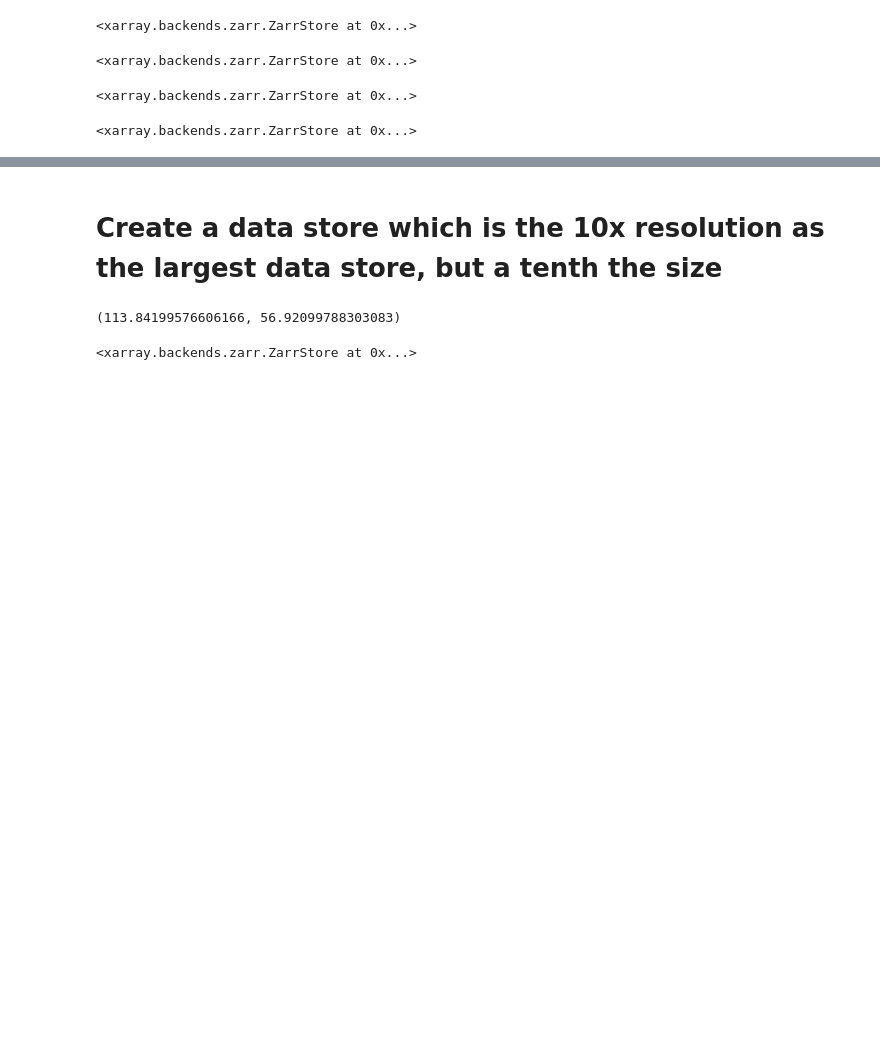
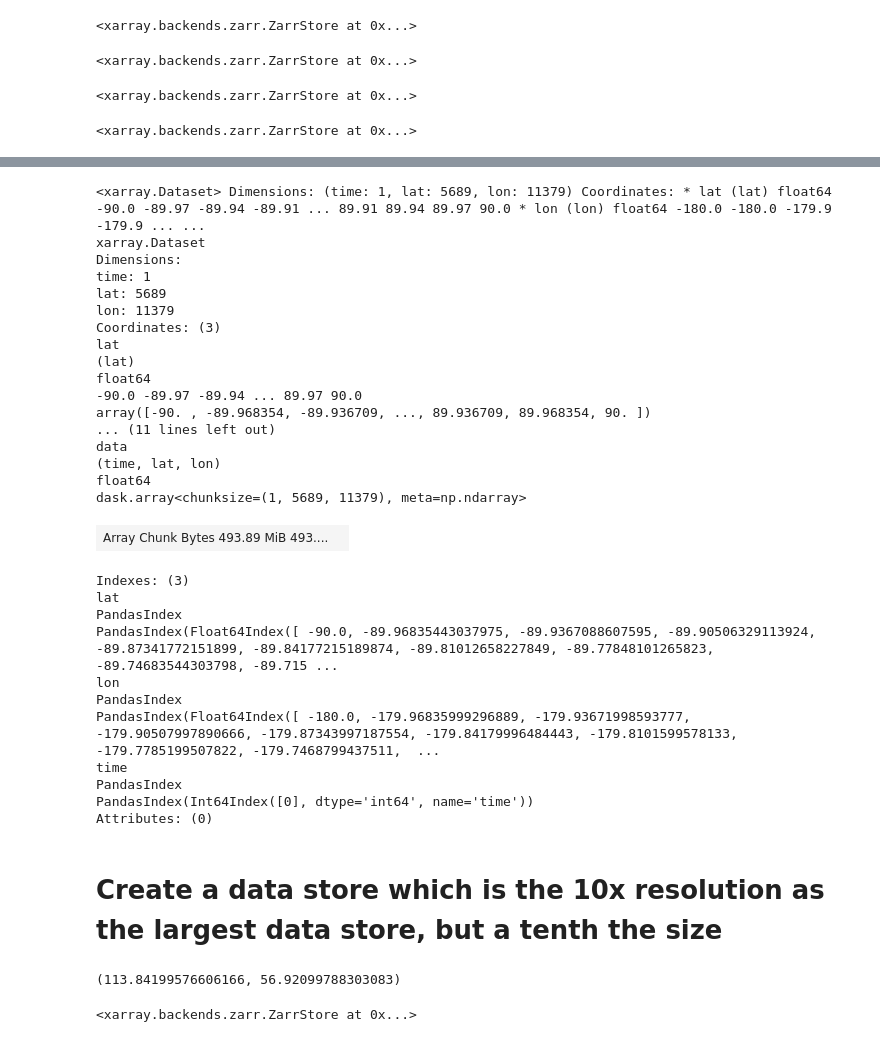
Before and after one commit to developmentseed/tile-benchmarking, a Jupyter notebook: profiling/generate-fake-data.ipynb, the cells around one changed output, grey strips where cells are left out. Saved outputs shown, nothing was run; the diff lists cells and outputs as text; code cells hidden in the pictures; blank space fills up the shorter version.

```diff
--- a/profiling/generate-fake-data.ipynb
+++ b/profiling/generate-fake-data.ipynb
@@ -77,3 +99,35 @@ ds_1000x.to_zarr(f'store_{y1000}x{x1000}.zarr', mode='w')
+# %%
+xr.open_zarr(f'{fake_data_dir}/store_{y1000}x{x1000}_nochunks.zarr')
+# %% [output]
+<xarray.Dataset> Dimensions: (time: 1, lat: 5689, lon: 11379) Coordinates: * lat (lat) float64 -90.0 -89.97 -89.94 -89.91 ... 89.91 89.94 89.97 90.0 * lon (lon) float64 -180.0 -180.0 -179.9 -179.9 ... ...
+xarray.Dataset
+Dimensions:
+time: 1
+lat: 5689
+lon: 11379
+Coordinates: (3)
+lat
+(lat)
+float64
+-90.0 -89.97 -89.94 ... 89.97 90.0
+array([-90. , -89.968354, -89.936709, ..., 89.936709, 89.968354, 90. ])
+... (11 lines left out)
+data
+(time, lat, lon)
+float64
+dask.array<chunksize=(1, 5689, 11379), meta=np.ndarray>
+| Array Chunk Bytes 493.89 MiB 493.... |  |
+Indexes: (3)
+lat
+PandasIndex
+PandasIndex(Float64Index([ -90.0, -89.96835443037975, -89.9367088607595, -89.90506329113924, -89.87341772151899, -89.84177215189874, -89.81012658227849, -89.77848101265823, -89.74683544303798, -89.715 ...
+lon
+PandasIndex
+PandasIndex(Float64Index([ -180.0, -179.96835999296889, -179.93671998593777, -179.90507997890666, -179.87343997187554, -179.84179996484443, -179.8101599578133, -179.7785199507822, -179.7468799437511,  ...
+time
+PandasIndex
+PandasIndex(Int64Index([0], dtype='int64', name='time'))
+Attributes: (0)
 # %% [markdown]
 # Create a data store which is the 10x resolution as the largest data store, but a tenth the size
 # %%
```
Also changed, not shown: parts of 10 cells of this notebook, 1 other file.
